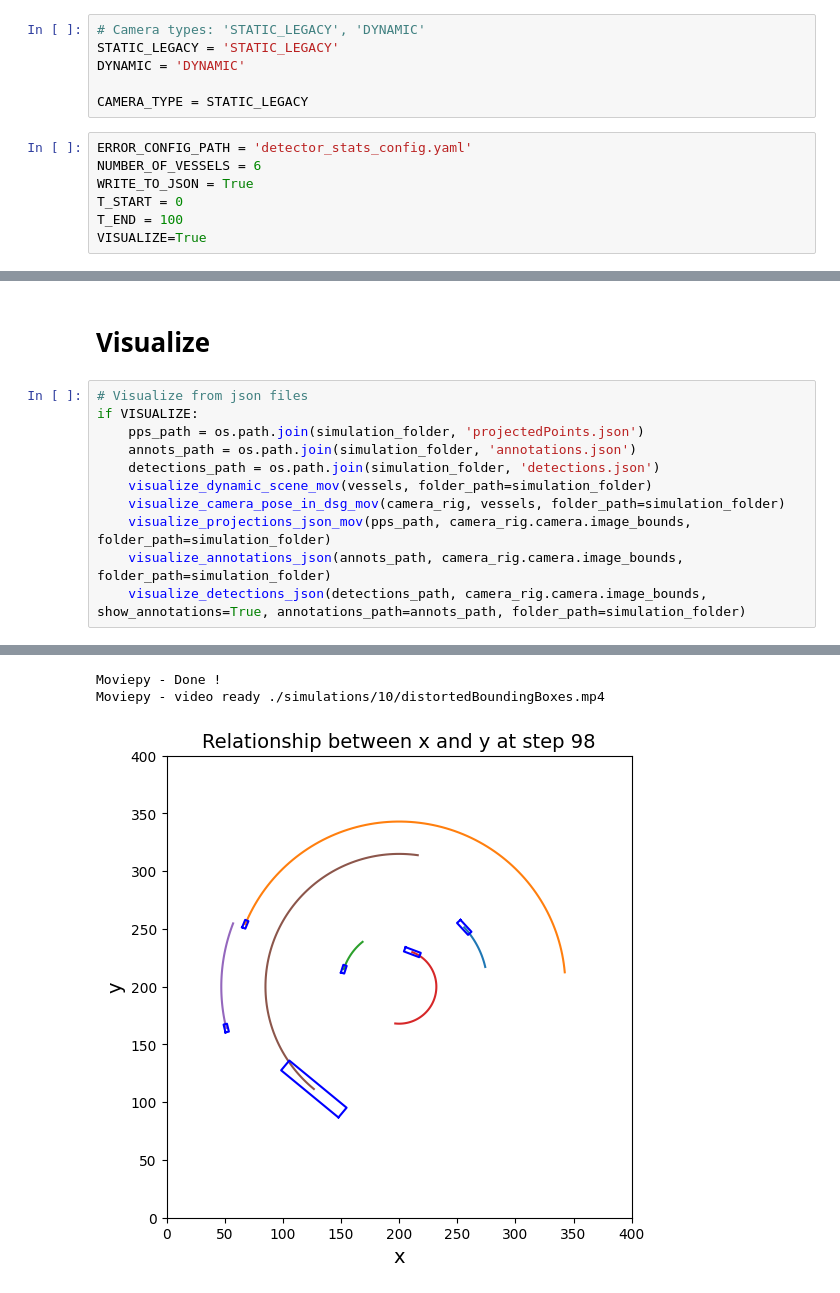
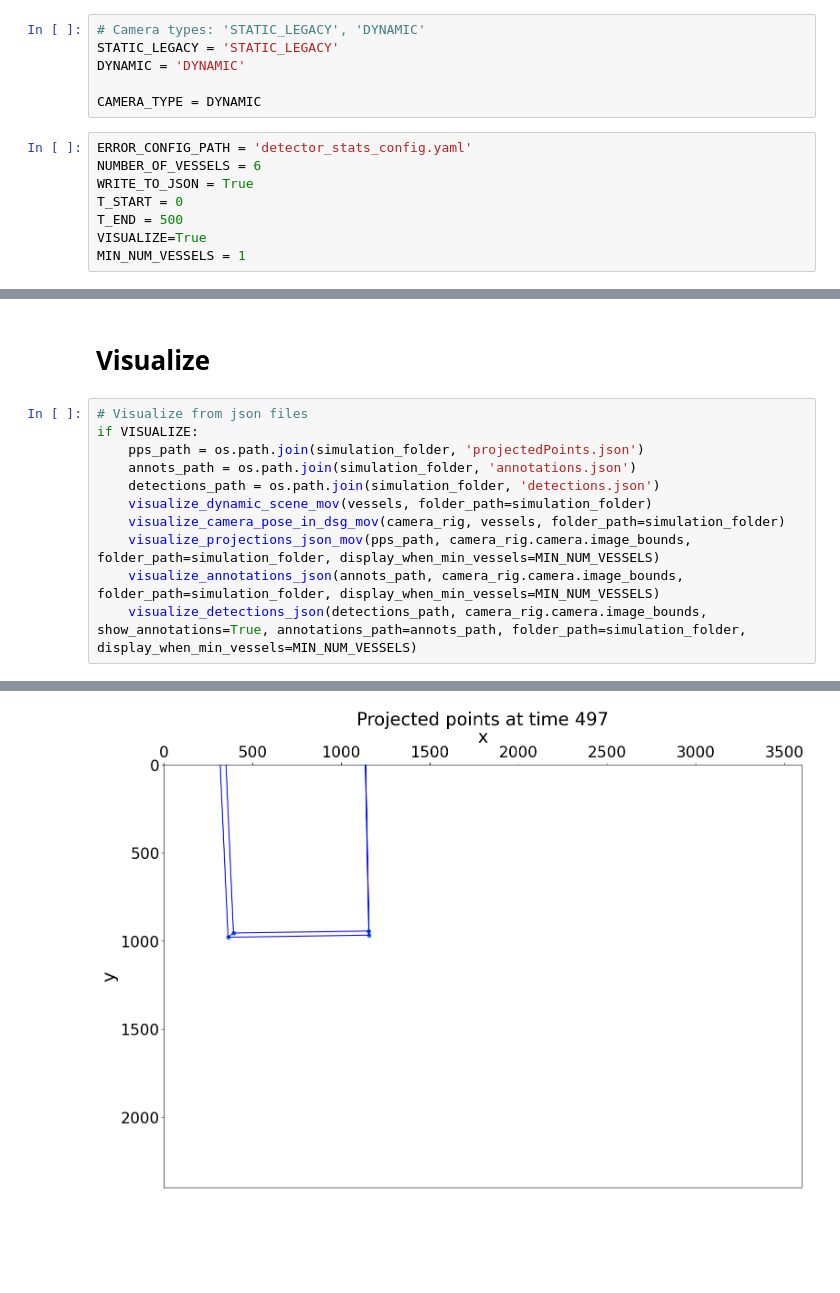
Before and after one commit to andreajessen/MODSIM, a Jupyter notebook: src/MODSIM_w_dsg.ipynb, the cells around one changed output, grey strips where cells are left out. Saved outputs shown, nothing was run; the diff lists cells and outputs as text; blank space fills up the shorter version.

```diff
--- a/src/MODSIM_w_dsg.ipynb
+++ b/src/MODSIM_w_dsg.ipynb
@@ -13,14 +13,15 @@ from visualize import visualize_projections_json_mov, visualize_annotations_json
 STATIC_LEGACY = 'STATIC_LEGACY'
 DYNAMIC = 'DYNAMIC'
 
-CAMERA_TYPE = STATIC_LEGACY
+CAMERA_TYPE = DYNAMIC
 # %%
 ERROR_CONFIG_PATH = 'detector_stats_config.yaml'
 NUMBER_OF_VESSELS = 6
 WRITE_TO_JSON = True
 T_START = 0
-T_END = 100
+T_END = 500
 VISUALIZE=True
+MIN_NUM_VESSELS = 1
 # %%
 # Find folder to save simultation trial to
 simulation_folder = find_path_to_next_simulation()
@@ -77,7 +78,7 @@ if VISUALIZE:
     detections_path = os.path.join(simulation_folder, 'detections.json')
     visualize_dynamic_scene_mov(vessels, folder_path=simulation_folder)
     visualize_camera_pose_in_dsg_mov(camera_rig, vessels, folder_path=simulation_folder)
-    visualize_projections_json_mov(pps_path, camera_rig.camera.image_bounds, folder_path=simulation_folder)
-    visualize_annotations_json(annots_path, camera_rig.camera.image_bounds, folder_path=simulation_folder)
-    visualize_detections_json(detections_path, camera_rig.camera.image_bounds, show_annotations=True, annotations_path=annots_path, folder_path=simulation_folder)
+    visualize_projections_json_mov(pps_path, camera_rig.camera.image_bounds, folder_path=simulation_folder, display_when_min_vessels=MIN_NUM_VESSELS)
+    visualize_annotations_json(annots_path, camera_rig.camera.image_bounds, folder_path=simulation_folder, display_when_min_vessels=MIN_NUM_VESSELS)
+    visualize_detections_json(detections_path, camera_rig.camera.image_bounds, show_annotations=True, annotations_path=annots_path, folder_path=simulation_folder, display_when_min_vessels=MIN_NUM_VESSELS)
 # %% [output]
@@ -102,3 +97 @@ Moviepy - Writing video ./simulations/10/distortedBoundingBoxes.mp4
-Moviepy - Done !
-Moviepy - video ready ./simulations/10/distortedBoundingBoxes.mp4
-[figure, old version]
+[figure, new version]
```
Also changed, not shown: parts of 2 cells of this notebook, 2 other files.
